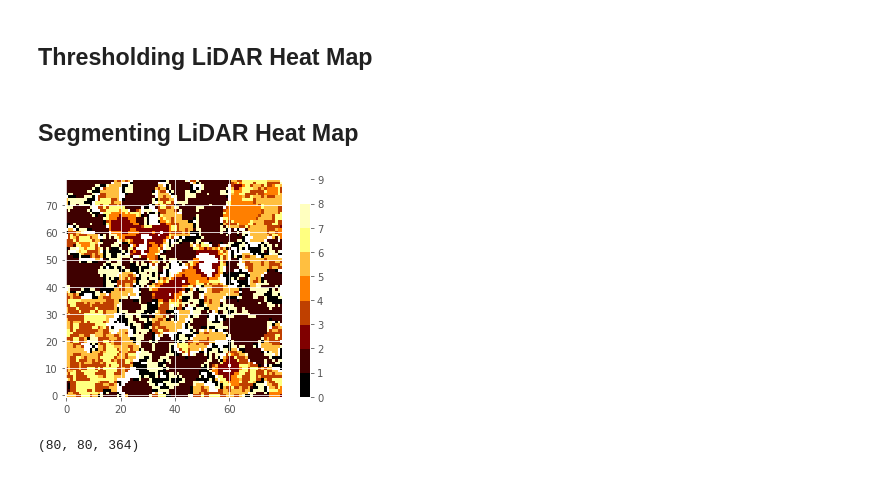
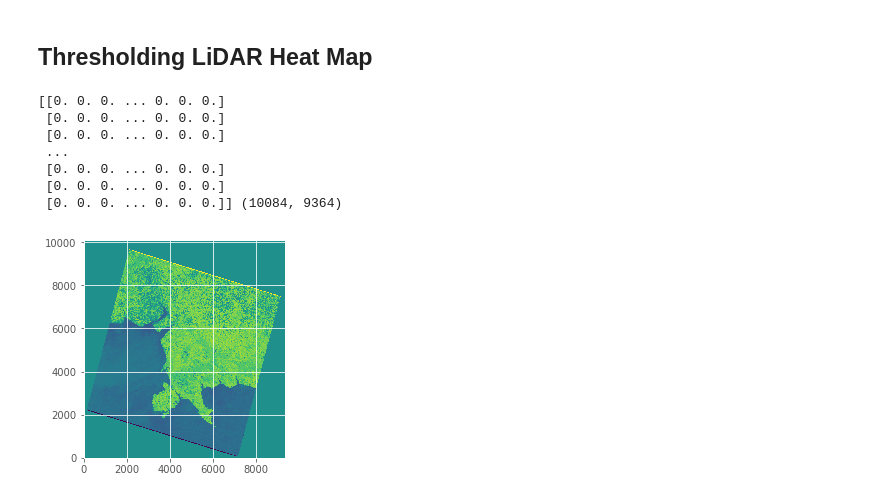
Before and after one commit to rachit-ranjan16/CrownSeg, a Jupyter notebook: Segmentation through Clustering.ipynb, the cells around one changed output. Saved outputs shown, nothing was run; the diff lists cells and outputs as text; code cells hidden in the pictures.

```diff
--- a/Segmentation through Clustering.ipynb
+++ b/Segmentation through Clustering.ipynb
@@ -419,19 +421,19 @@ def mask_lidar(lidar_image, threshold=0.25):
 #     lidar_image[lidar_image > threshold] = 1
     return lidar_image
 # plot_chm(get_mask(another_lidar))
-# %% [markdown]
-## Segmenting LiDAR Heat Map
-# %%
-# K Means Clustering
-k_means = KMeans(n_clusters=10)
-another_lidar = mask_lidar(another_lidar)
-k_means.fit(another_lidar.reshape(-1,1))
-out = k_means.labels_.astype(float)#.reshape(shape[0],shape[1])
-label_show(out.reshape(shape[0],shape[1]))
-# %% [output]
-[figure, removed]
 # %%
-im = loadmat('OSBS_001_hyper.mat')['image']
-print(im.shape)
+ndvi = loadmat('utils' + sep + 'data' + sep + 'ndvi.mat')['image']
+print(ndvi, ndvi.shape)
 # %% [output]
-(80, 80, 364)
+[[0. 0. 0. ... 0. 0. 0.]
+ [0. 0. 0. ... 0. 0. 0.]
+ [0. 0. 0. ... 0. 0. 0.]
+ ...
+ [0. 0. 0. ... 0. 0. 0.]
+ [0. 0. 0. ... 0. 0. 0.]
+ [0. 0. 0. ... 0. 0. 0.]] (10084, 9364)
+# %%
+plt.imshow(ndvi,origin='lower')
+plt.show()
+# %% [output]
+[figure, added]
```
Also changed, not shown: parts of 18 cells of this notebook, 6 other files.
